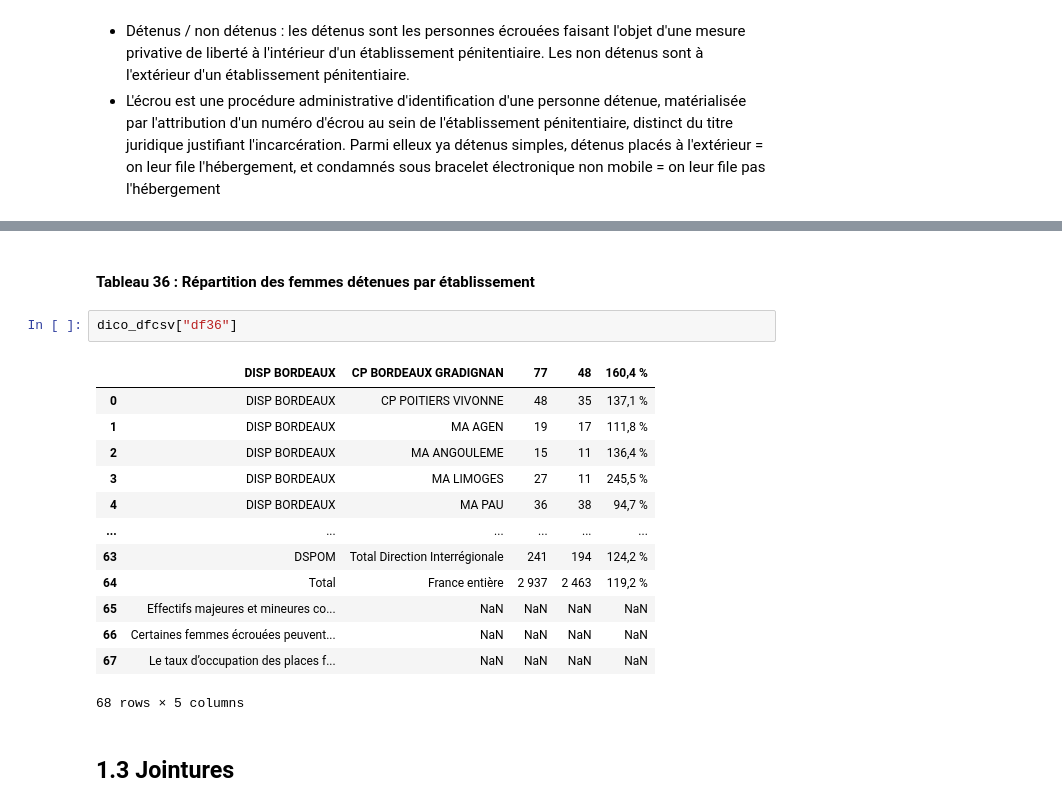
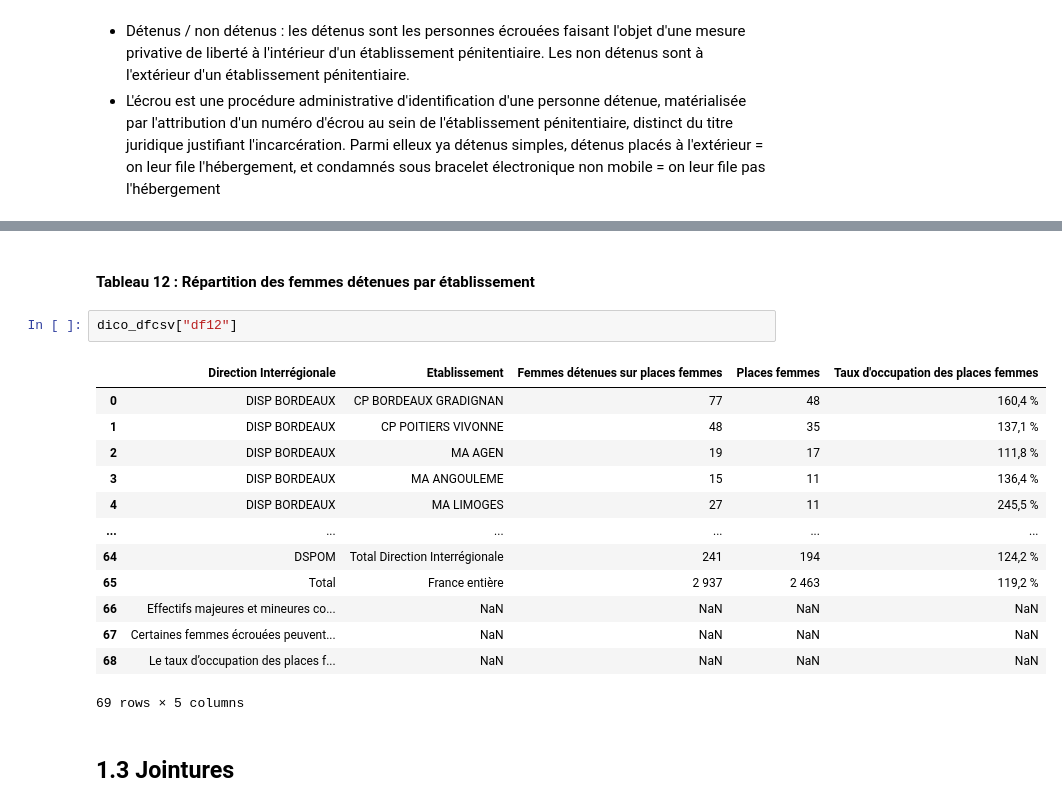
Before and after one commit to lili-dupont/python-for-data-science, a Jupyter notebook: code/notebook.ipynb, the cells around one changed output, grey strips where cells are left out. Saved outputs shown, nothing was run; the diff lists cells and outputs as text.

Commit message:
renommer les dataframe

```diff
--- a/code/notebook.ipynb
+++ b/code/notebook.ipynb
@@ -289,23 +306,23 @@ dico_dfcsv["df33"]
 | 12 | Sont pris en compte à la fois les... | NaN | NaN |
 | 13 | Effectifs majeures et mineures co... | NaN | NaN |
 # %% [markdown]
-#### Tableau 36 : Répartition des femmes détenues par établissement
+#### Tableau 12 : Répartition des femmes détenues par établissement
 # %%
-dico_dfcsv["df36"]
+dico_dfcsv["df12"]
 # %% [output]
-|  | DISP BORDEAUX | CP BORDEAUX GRADIGNAN | 77 | 48 | 160,4 % |
-| 0 | DISP BORDEAUX | CP POITIERS VIVONNE | 48 | 35 | 137,1 % |
-| 1 | DISP BORDEAUX | MA AGEN | 19 | 17 | 111,8 % |
-| 2 | DISP BORDEAUX | MA ANGOULEME | 15 | 11 | 136,4 % |
-| 3 | DISP BORDEAUX | MA LIMOGES | 27 | 11 | 245,5 % |
-| 4 | DISP BORDEAUX | MA PAU | 36 | 38 | 94,7 % |
+|  | Direction Interrégionale | Etablissement | Femmes détenues sur places femmes | Places femmes | Taux d'occupation des places femmes |
+| 0 | DISP BORDEAUX | CP BORDEAUX GRADIGNAN | 77 | 48 | 160,4 % |
+| 1 | DISP BORDEAUX | CP POITIERS VIVONNE | 48 | 35 | 137,1 % |
+| 2 | DISP BORDEAUX | MA AGEN | 19 | 17 | 111,8 % |
+| 3 | DISP BORDEAUX | MA ANGOULEME | 15 | 11 | 136,4 % |
+| 4 | DISP BORDEAUX | MA LIMOGES | 27 | 11 | 245,5 % |
 | ... | ... | ... | ... | ... | ... |
-| 63 | DSPOM | Total Direction Interrégionale | 241 | 194 | 124,2 % |
-| 64 | Total | France entière | 2 937 | 2 463 | 119,2 % |
-| 65 | Effectifs majeures et mineures co... | NaN | NaN | NaN | NaN |
-| 66 | Certaines femmes écrouées peuvent... | NaN | NaN | NaN | NaN |
-| 67 | Le taux d’occupation des places f... | NaN | NaN | NaN | NaN |
+| 64 | DSPOM | Total Direction Interrégionale | 241 | 194 | 124,2 % |
+| 65 | Total | France entière | 2 937 | 2 463 | 119,2 % |
+| 66 | Effectifs majeures et mineures co... | NaN | NaN | NaN | NaN |
+| 67 | Certaines femmes écrouées peuvent... | NaN | NaN | NaN | NaN |
+| 68 | Le taux d’occupation des places f... | NaN | NaN | NaN | NaN |
-68 rows × 5 columns
+69 rows × 5 columns
 # %% [markdown]
 ## 1.3 Jointures
 # %%
```
Also changed, not shown: parts of 27 cells of this notebook, 13 other files.
